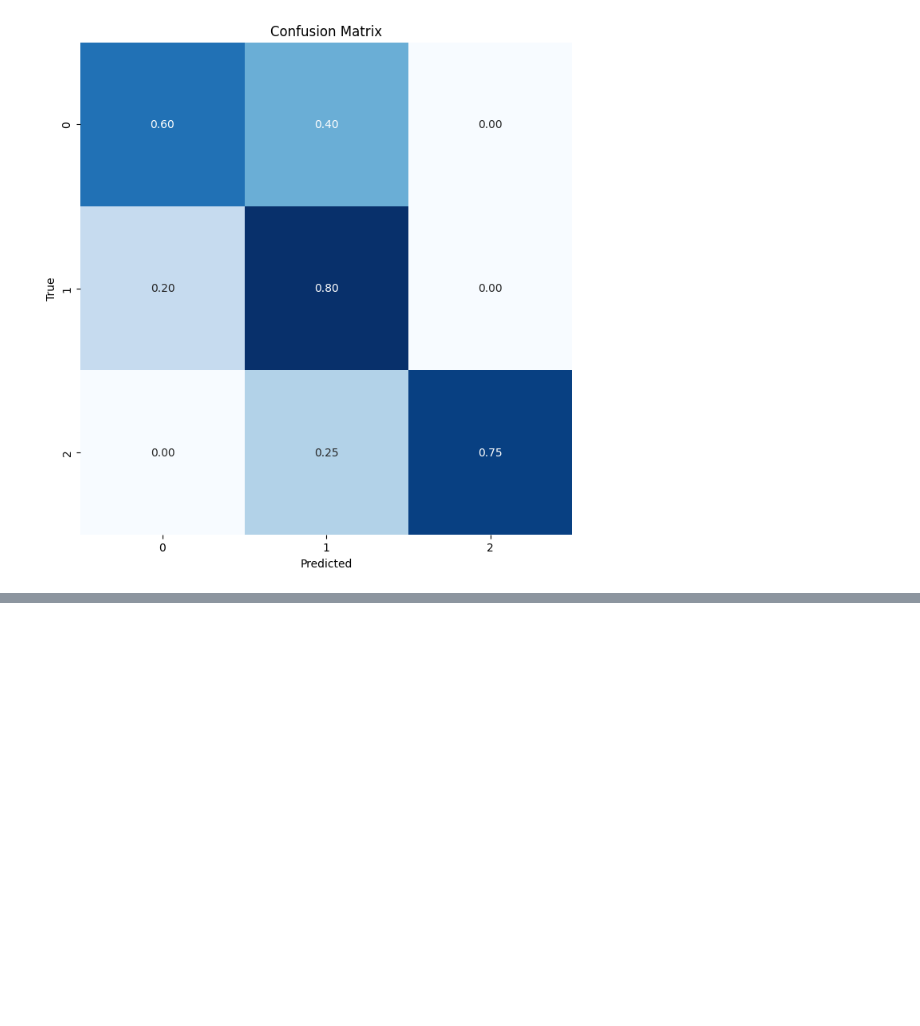
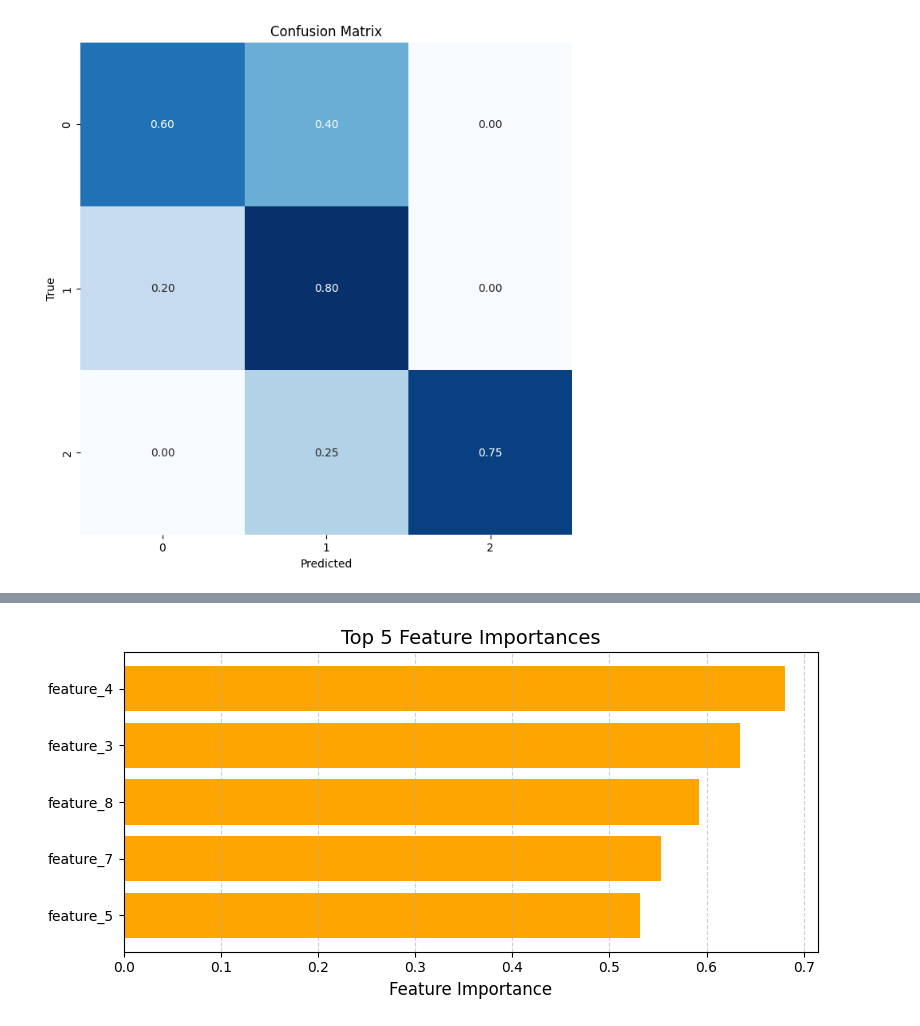
Before and after one commit to petrobras/3W, a Jupyter notebook: docs/notebooks/assessment_examples.ipynb, the cells around one changed output, grey strips where cells are left out. Cells and saved outputs as stored; diff of their text form; code cells hidden in the pictures; blank space fills up the shorter version.

```diff
--- a/docs/notebooks/assessment_examples.ipynb
+++ b/docs/notebooks/assessment_examples.ipynb
@@ -74,0 +97,16 @@ Example 3: Python Lists
+# %%
+# Example 2: Show only the top 5 features, use a custom color, and a different figure size
+feature_names = [f"feature_{i}" for i in range(10)]
+feature_importances = np.random.rand(10)
+
+fig = visualizer.feature_visualization(
+    feature_importances=feature_importances,
+    feature_names=feature_names,
+    top_n=5,
+    color="orange",
+    title="Top 5 Feature Importances",
+    figsize=(8, 4),
+)
+plt.show()
+# %% [output]
+[figure, added]
```
Also changed, not shown: parts of 7 cells of this notebook, 1 other file.
